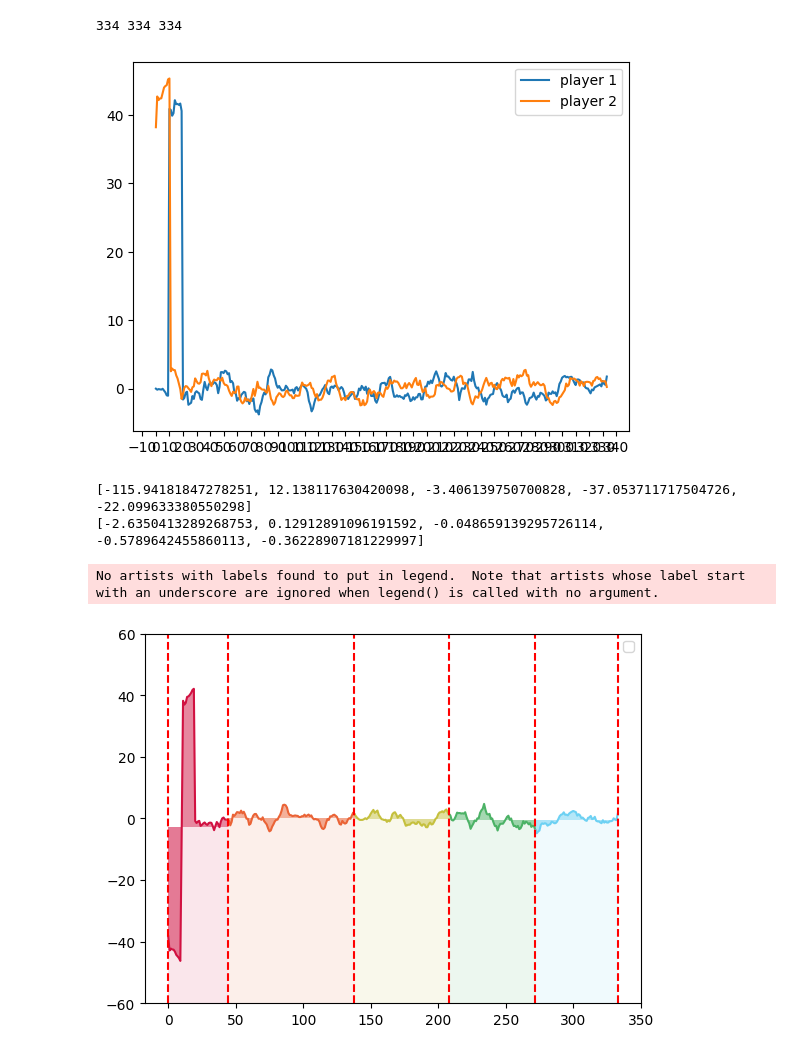
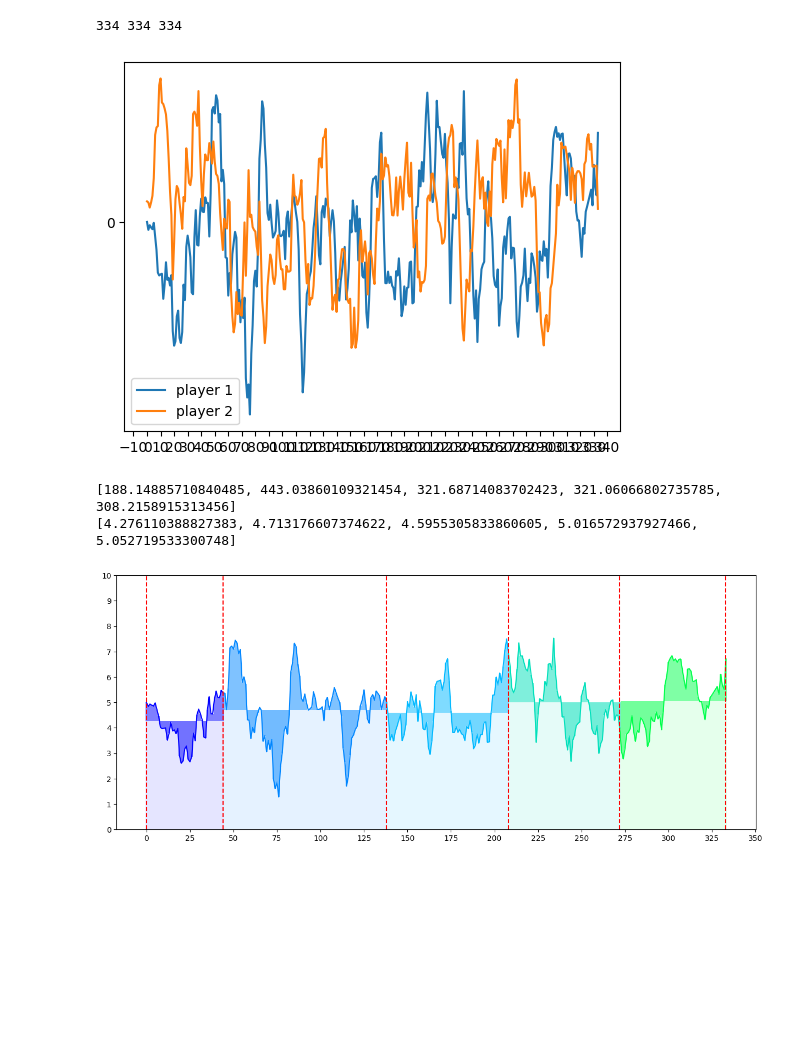
Before and after one commit to junqi1121/MCM-ICM, a Jupyter notebook: test-ljq copy 2.ipynb, the cells around one changed output. Drawn from its saved outputs; the diff is of its cells as text; code cells hidden in the pictures; blank space fills up the shorter version.

```diff
--- a/test-ljq copy 2.ipynb
+++ b/test-ljq copy 2.ipynb
@@ -905,13 +905,19 @@ momentum_2 = np.zeros(len(final_match))
 for i in range(len(final_match)):
     if i<=10:
          # 上方计算出来的权重，求和并相加
-        momentum_1[i] = best_x[0]*one_serve_win_1[i] + best_x[1]*one_serve_back_1[i] + best_x[2]*one_serve_success_1[i] + best_x[3]*two_serve_win_1[i] + best_x[4]*two_serve_back_1[i] + best_x[5]*break_pt_1[i] + best_x[6]*break_pt_won_1[i] + best_x[7]*continuous_win_1[i] + best_x[8]*avg_mph_1[i] + best_x[9]*max_mph_1[i] + best_x[10]*double_fault_1[i] + best_x[11]*unf_err_1[i] + best_x[12]*get_ace_1[i] + best_x[13]*return_duce_1[i] + best_x[14]*get_ad_1[i] + best_x[15]*run_distance_1[i] + best_x[16]*hit_num_1[i] + best_x[17]*on_net_1[i] + best_x[18]*on_net_success_1[i]
+        momentum_1[i] = best_x[0]*one_serve_win_1[i] + best_x[1]*one_serve_back_1[i] + best_x[2]*one_serve_success_1[i] + best_x[3]*two_serve_win_1[i] + best_x[4]*two_serve_back_1[i] + best_x[5]*break_pt_1[i] + best_x[6]*break_pt_won_1[i] + best_x[7]*continuous_win_1[i] + best_x[10]*double_fault_1[i] + best_x[11]*unf_err_1[i] + best_x[12]*get_ace_1[i] + best_x[13]*return_duce_1[i] + best_x[14]*get_ad_1[i] + best_x[15]*run_distance_1[i] + best_x[16]*hit_num_1[i] + best_x[17]*on_net_1[i] + best_x[18]*on_net_success_1[i]
+        # momentum_1[i] = best_x[0]*one_serve_win_1[i] + best_x[1]*one_serve_back_1[i] + best_x[2]*one_serve_success_1[i] + best_x[3]*two_serve_win_1[i] + best_x[4]*two_serve_back_1[i] + best_x[5]*break_pt_1[i] + best_x[6]*break_pt_won_1[i] + best_x[7]*continuous_win_1[i] + best_x[8]*avg_mph_1[i] + best_x[9]*max_mph_1[i] + best_x[10]*double_fault_1[i] + best_x[11]*unf_err_1[i] + best_x[12]*get_ace_1[i] + best_x[13]*return_duce_1[i] + best_x[14]*get_ad_1[i] + best_x[15]*run_distance_1[i] + best_x[16]*hit_num_1[i] + best_x[17]*on_net_1[i] + best_x[18]*on_net_success_1[i]
 
-        momentum_2[i] = best_x[0]*one_serve_win_2[i] + best_x[1]*one_serve_back_2[i] + best_x[2]*one_serve_success_2[i] + best_x[3]*two_serve_win_2[i] + best_x[4]*two_serve_back_2[i] + best_x[5]*break_pt_2[i] + best_x[6]*break_pt_won_2[i] + best_x[7]*continuous_win_2[i] + best_x[8]*avg_mph_2[i] + best_x[9]*max_mph_2[i] + best_x[10]*double_fault_2[i] + best_x[11]*unf_err_2[i] + best_x[12]*get_ace_2[i] + best_x[13]*return_duce_2[i] + best_x[14]*get_ad_2[i] + best_x[15]*run_distance_2[i] + best_x[16]*hit_num_2[i] + best_x[17]*on_net_2[i] + best_x[18]*on_net_success_2[i]
+        momentum_2[i] = best_x[0]*one_serve_win_2[i] + best_x[1]*one_serve_back_2[i] + best_x[2]*one_serve_success_2[i] + best_x[3]*two_serve_win_2[i] + best_x[4]*two_serve_back_2[i] + best_x[5]*break_pt_2[i] + best_x[6]*break_pt_won_2[i] + best_x[7]*continuous_win_2[i] +best_x[10]*double_fault_2[i] + best_x[11]*unf_err_2[i] + best_x[12]*get_ace_2[i] + best_x[13]*return_duce_2[i] + best_x[14]*get_ad_2[i] + best_x[15]*run_distance_2[i] + best_x[16]*hit_num_2[i] + best_x[17]*on_net_2[i] + best_x[18]*on_net_success_2[i]
+        # momentum_2[i] = best_x[0]*one_serve_win_2[i] + best_x[1]*one_serve_back_2[i] + best_x[2]*one_serve_success_2[i] + best_x[3]*two_serve_win_2[i] + best_x[4]*two_serve_back_2[i] + best_x[5]*break_pt_2[i] + best_x[6]*break_pt_won_2[i] + best_x[7]*continuous_win_2[i] + best_x[8]*avg_mph_2[i] + best_x[9]*max_mph_2[i] + best_x[10]*double_fault_2[i] + best_x[11]*unf_err_2[i] + best_x[12]*get_ace_2[i] + best_x[13]*return_duce_2[i] + best_x[14]*get_ad_2[i] + best_x[15]*run_distance_2[i] + best_x[16]*hit_num_2[i] + best_x[17]*on_net_2[i] + best_x[18]*on_net_success_2[i]
+        print(best_x[8]*avg_mph_2[i] + best_x[9]*max_mph_2[i])
     else:
-        momentum_1[i] = best_x[0]*(one_serve_win_1[i]-one_serve_win_1[i-10])+best_x[1]*(one_serve_back_1[i]-one_serve_back_1[i-10])+best_x[2]*(one_serve_success_1[i]-one_serve_success_1[i-10])+best_x[3]*(two_serve_win_1[i]-two_serve_win_1[i-10])+best_x[4]*(two_serve_back_1[i]-two_serve_back_1[i-10])+best_x[5]*(break_pt_1[i]-break_pt_1[i-10])+best_x[6]*(break_pt_won_1[i]-break_pt_won_1[i-10])+best_x[7]*(continuous_win_1[i]-continuous_win_1[i-10])+best_x[8]*(avg_mph_1[i]-avg_mph_1[i-10])+best_x[9]*(max_mph_1[i]-max_mph_1[i-10])+best_x[10]*(double_fault_1[i]-double_fault_1[i-10])+best_x[11]*(unf_err_1[i]-unf_err_1[i-10])+best_x[12]*(get_ace_1[i]-get_ace_1[i-10])+best_x[13]*(return_duce_1[i]-return_duce_1[i-10])+best_x[14]*(get_ad_1[i]-get_ad_1[i-10])+best_x[15]*(run_distance_1[i]-run_distance_1[i-10])+best_x[16]*(hit_num_1[i]-hit_num_1[i-10])+best_x[17]*(on_net_1[i]-on_net_1[i-10])+best_x[18]*(on_net_success_1[i]-on_net_success_1[i-10])
+        momentum_1[i] = best_x[0]*(one_serve_win_1[i]-one_serve_win_1[i-10])+best_x[1]*(one_serve_back_1[i]-one_serve_back_1[i-10])+best_x[2]*(one_serve_success_1[i]-one_serve_success_1[i-10])+best_x[3]*(two_serve_win_1[i]-two_serve_win_1[i-10])+best_x[4]*(two_serve_back_1[i]-two_serve_back_1[i-10])+best_x[5]*(break_pt_1[i]-break_pt_1[i-10])+best_x[6]*(break_pt_won_1[i]-break_pt_won_1[i-10])+best_x[7]*(continuous_win_1[i]-continuous_win_1[i-10])+best_x[10]*(double_fault_1[i]-double_fault_1[i-10])+best_x[11]*(unf_err_1[i]-unf_err_1[i-10])+best_x[12]*(get_ace_1[i]-get_ace_1[i-10])+best_x[13]*(return_duce_1[i]-return_duce_1[i-10])+best_x[14]*(get_ad_1[i]-get_ad_1[i-10])+best_x[15]*(run_distance_1[i]-run_distance_1[i-10])+best_x[16]*(hit_num_1[i]-hit_num_1[i-10])+best_x[17]*(on_net_1[i]-on_net_1[i-10])+best_x[18]*(on_net_success_1[i]-on_net_success_1[i-10])
+        # momentum_1[i] = best_x[0]*(one_serve_win_1[i]-one_serve_win_1[i-10])+best_x[1]*(one_serve_back_1[i]-one_serve_back_1[i-10])+best_x[2]*(one_serve_success_1[i]-one_serve_success_1[i-10])+best_x[3]*(two_serve_win_1[i]-two_serve_win_1[i-10])+best_x[4]*(two_serve_back_1[i]-two_serve_back_1[i-10])+best_x[5]*(break_pt_1[i]-break_pt_1[i-10])+best_x[6]*(break_pt_won_1[i]-break_pt_won_1[i-10])+best_x[7]*(continuous_win_1[i]-continuous_win_1[i-10])+best_x[8]*(avg_mph_1[i]-avg_mph_1[i-10])+best_x[9]*(max_mph_1[i]-max_mph_1[i-10])+best_x[10]*(double_fault_1[i]-double_fault_1[i-10])+best_x[11]*(unf_err_1[i]-unf_err_1[i-10])+best_x[12]*(get_ace_1[i]-get_ace_1[i-10])+best_x[13]*(return_duce_1[i]-return_duce_1[i-10])+best_x[14]*(get_ad_1[i]-get_ad_1[i-10])+best_x[15]*(run_distance_1[i]-run_distance_1[i-10])+best_x[16]*(hit_num_1[i]-hit_num_1[i-10])+best_x[17]*(on_net_1[i]-on_net_1[i-10])+best_x[18]*(on_net_success_1[i]-on_net_success_1[i-10])
 
-        momentum_2[i] = best_x[0]*(one_serve_win_2[i]-one_serve_win_2[i-10])+best_x[1]*(one_serve_back_2[i]-one_serve_back_2[i-10])+best_x[2]*(one_serve_success_2[i]-one_serve_success_2[i-10])+best_x[3]*(two_serve_win_2[i]-two_serve_win_2[i-10])+best_x[4]*(two_serve_back_2[i]-two_serve_back_2[i-10])+best_x[5]*(break_pt_2[i]-break_pt_2[i-10])+best_x[6]*(break_pt_won_2[i]-break_pt_won_2[i-10])+best_x[7]*(continuous_win_2[i]-continuous_win_2[i-10])+best_x[8]*(avg_mph_2[i]-avg_mph_2[i-10])+best_x[9]*(max_mph_2[i]-max_mph_2[i-10])+best_x[10]*(double_fault_2[i]-double_fault_2[i-10])+best_x[11]*(unf_err_2[i]-unf_err_2[i-10])+best_x[12]*(get_ace_2[i]-get_ace_2[i-10])+best_x[13]*(return_duce_2[i]-return_duce_2[i-10])+best_x[14]*(get_ad_2[i]-get_ad_2[i-10])+best_x[15]*(run_distance_2[i]-run_distance_2[i-10])+best_x[16]*(hit_num_2[i]-hit_num_2[i-10])+best_x[17]*(on_net_2[i]-on_net_2[i-10])+best_x[18]*(on_net_success_2[i]-on_net_success_2[i-10])
+        momentum_2[i] = best_x[0]*(one_serve_win_2[i]-one_serve_win_2[i-10])+best_x[1]*(one_serve_back_2[i]-one_serve_back_2[i-10])+best_x[2]*(one_serve_success_2[i]-one_serve_success_2[i-10])+best_x[3]*(two_serve_win_2[i]-two_serve_win_2[i-10])+best_x[4]*(two_serve_back_2[i]-two_serve_back_2[i-10])+best_x[5]*(break_pt_2[i]-break_pt_2[i-10])+best_x[6]*(break_pt_won_2[i]-break_pt_won_2[i-10])+best_x[7]*(continuous_win_2[i]-continuous_win_2[i-10])+best_x[10]*(double_fault_2[i]-double_fault_2[i-10])+best_x[11]*(unf_err_2[i]-unf_err_2[i-10])+best_x[12]*(get_ace_2[i]-get_ace_2[i-10])+best_x[13]*(return_duce_2[i]-return_duce_2[i-10])+best_x[14]*(get_ad_2[i]-get_ad_2[i-10])+best_x[15]*(run_distance_2[i]-run_distance_2[i-10])+best_x[16]*(hit_num_2[i]-hit_num_2[i-10])+best_x[17]*(on_net_2[i]-on_net_2[i-10])+best_x[18]*(on_net_success_2[i]-on_net_success_2[i-10])
+        # momentum_2[i] = best_x[0]*(one_serve_win_2[i]-one_serve_win_2[i-10])+best_x[1]*(one_serve_back_2[i]-one_serve_back_2[i-10])+best_x[2]*(one_serve_success_2[i]-one_serve_success_2[i-10])+best_x[3]*(two_serve_win_2[i]-two_serve_win_2[i-10])+best_x[4]*(two_serve_back_2[i]-two_serve_back_2[i-10])+best_x[5]*(break_pt_2[i]-break_pt_2[i-10])+best_x[6]*(break_pt_won_2[i]-break_pt_won_2[i-10])+best_x[7]*(continuous_win_2[i]-continuous_win_2[i-10])+best_x[8]*(avg_mph_2[i]-avg_mph_2[i-10])+best_x[9]*(max_mph_2[i]-max_mph_2[i-10])+best_x[10]*(double_fault_2[i]-double_fault_2[i-10])+best_x[11]*(unf_err_2[i]-unf_err_2[i-10])+best_x[12]*(get_ace_2[i]-get_ace_2[i-10])+best_x[13]*(return_duce_2[i]-return_duce_2[i-10])+best_x[14]*(get_ad_2[i]-get_ad_2[i-10])+best_x[15]*(run_distance_2[i]-run_distance_2[i-10])+best_x[16]*(hit_num_2[i]-hit_num_2[i-10])+best_x[17]*(on_net_2[i]-on_net_2[i-10])+best_x[18]*(on_net_success_2[i]-on_net_success_2[i-10])
+        print(best_x[8]*(avg_mph_2[i]-avg_mph_2[i-10])+best_x[9]*(max_mph_2[i]-max_mph_2[i-10]))
 
 
     # tem = momentum_1[i] - momentum_2[i]
@@ -921,6 +927,6 @@ for i in range(len(final_match)):
 
 
 
-print(momentum_1)
-print(momentum_2)
+# print(momentum_1)
+# print(momentum_2)
 # %% [output]
@@ -961,7 +967,7 @@ ax.yaxis.set_major_locator(ticker.MultipleLocator(10))
 plt.legend()
 plt.show()
 # %% [output]
-[figure, old version]
+[figure, new version]
 # %%
 # 在同一个坐标系下画出两个运动员的动量变化
 import matplotlib.pyplot as plt
@@ -971,12 +977,12 @@ import matplotlib.ticker as ticker
 
 game = [0, 44, 138, 208, 272, 333]
 avg = [0, 0, 0, 0, 0]
-colors = ["#d11141", "#ea6336", "#c5c03e", "#4cb266", "#6dd1f3"]
+colors = ["#0000ff", "#0086ff", "#00b9ff", "#00e0bb", "#00ff4c"]
 
 x = np.arange(334)
-y = momentum_1 - momentum_2
-y_min = -60
-y_max = 61
+y = momentum_1 + 5
+y_min = 0
+y_max = 11
 
 for i in range(len(y)):
     if i <= game[1]:
@@ -990,38 +996,37 @@ for i in range(len(y)):
     elif i <= game[5]:
         avg[4] += y[i]
 
 print(avg)
 
 for i in range(1, 6):
     avg[i - 1] /= (game[i] - game[i - 1])
 
 print(avg)
 
-fig, ax = plt.subplots()
+fig, ax = plt.subplots(figsize = (15, 6))
 # ax.plot(momentum_1, label='player 1')
 for i in range(5):
     ax.plot(x[game[i] : game[i + 1] + 1], y[game[i] : game[i + 1] + 1], color = colors[i], alpha = 1)
 # ax.plot(y, label='player 2')
 
 for i in range(len(y)):
     now = (i > game[1]) + (i > game[2]) + (i > game[3]) + (i > game[4])
     bottom = avg[now] if avg[now] < y[i] else y[i]
     height = abs(avg[now] - y[i])
     ax.bar(i, bottom = bottom, height = height, ls="--", align = "center", fc=colors[now], alpha = 0.5, width = 1)
     ax.bar(i, bottom = y_min, height = avg[now] - y_min, ls="--", align = "center", fc=colors[now], alpha = 0.1, width = 1)
 
 ax.xaxis.set_major_locator(ticker.MultipleLocator(10))
 ax.yaxis.set_major_locator(ticker.MultipleLocator(10))
 for i in game:
     plt.axvline(x = i, color='r', linestyle='--')
 
-ax.set_xticks([i for i in range(0, 351, 50)])
-ax.set_yticks([i for i in range(y_min, y_max, 20)])
+ax.set_xticks([i for i in range(0, 351, 25)])
+ax.set_yticks([i for i in range(y_min, y_max, 1)])
 
-plt.legend()
+# plt.legend()
 plt.show()
 # %% [output]
-[-115.94181847278251, 12.138117630420098, -3.406139750700828, -37.053711717504726, -22.099633380550298]
-[-2.6350413289268753, 0.12912891096191592, -0.048659139295726114, -0.5789642455860113, -0.36228907181229997]
+[188.14885710840485, 443.03860109321454, 321.68714083702423, 321.06066802735785, 308.2158915313456]
+[4.276110388827383, 4.713176607374622, 4.5955305833860605, 5.016572937927466, 5.052719533300748]
-No artists with labels found to put in legend.  Note that artists whose label start with an underscore are ignored when legend() is called with no argument.
-[figure, old version]
+[figure, new version]
```
Also changed, not shown: parts of 3 cells of this notebook, 15 other files.
